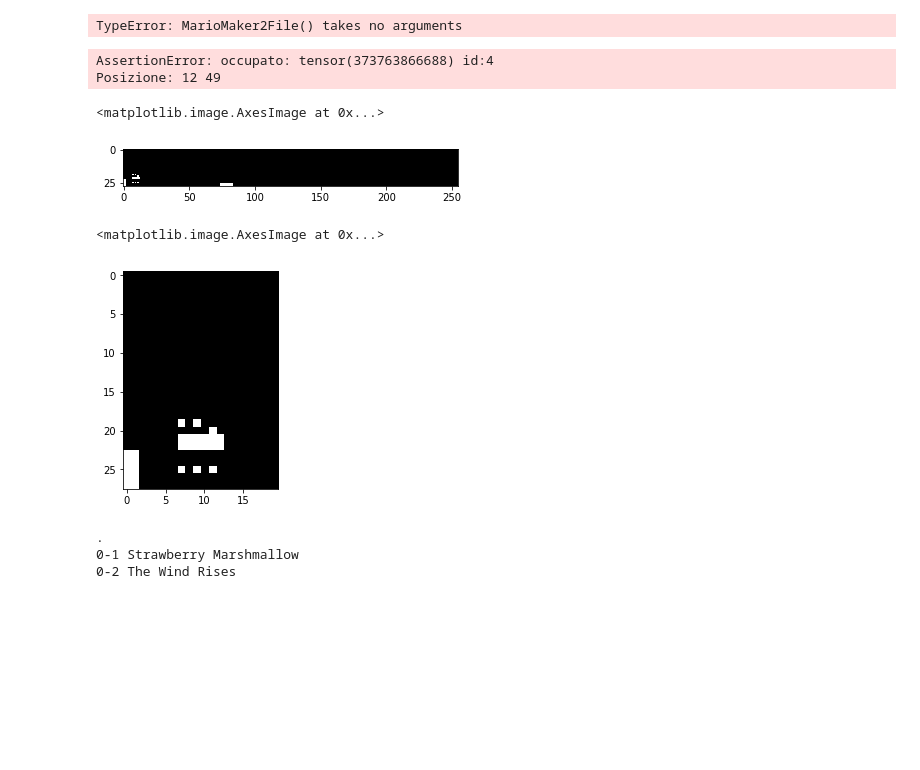
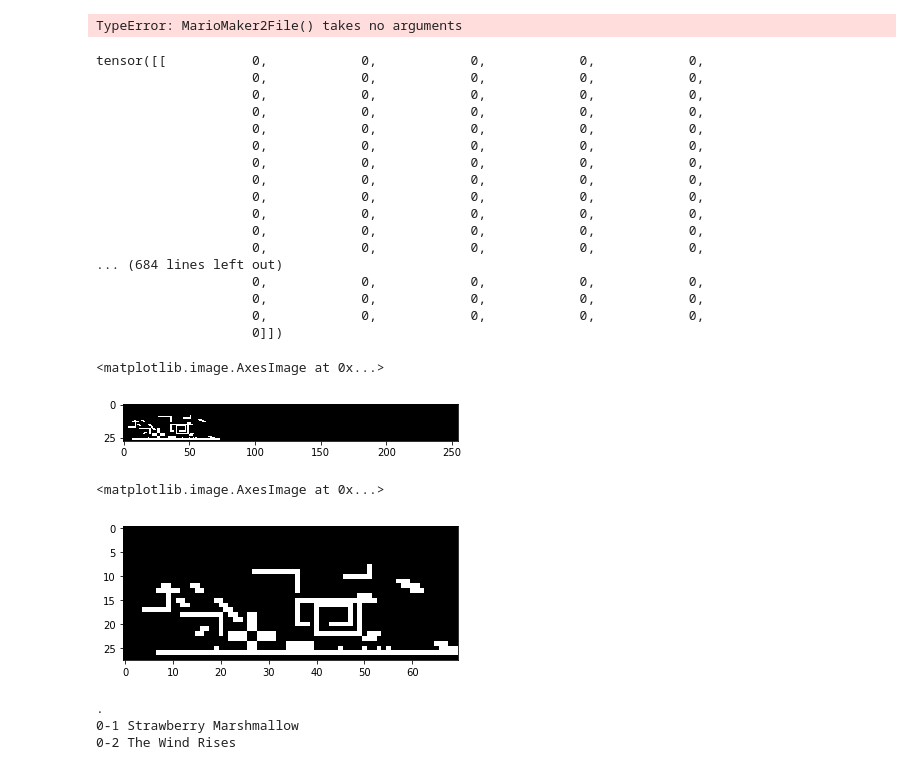
Before and after one commit to Jaeger87/Super-Mario-Deep-Maker-2, a Jupyter notebook: SuperMarioDeepMaker2.ipynb, the cells around one changed output. Drawn from its saved outputs; the diff is of its cells as text; code cells hidden in the pictures; blank space fills up the shorter version.

Commit message:
Snake e gentle riparati

```diff
--- a/SuperMarioDeepMaker2.ipynb
+++ b/SuperMarioDeepMaker2.ipynb
@@ -709,10 +709,10 @@ class LevelArea(ObjectBytes):
             if objectMM.shape == 2: #forma gentle
                 rotation = objectMM.objectFlags.to_bytes(4, 'little')[2]
                 if (objectMM.objectType == 87 and (rotation == 48 or rotation == 16)):
-                    self.setCellMatrix(matrix, objectMM, layer, objectMM.yPosition - objectMM.objectHeight + 1, objectMM.xPosition + objectMM.objectWidth - 1, True)
+                    self.setCellMatrix(matrix, objectMM, layer, objectMM.yPosition - objectMM.objectHeight + 2, objectMM.xPosition + objectMM.objectWidth - 1, True)
                     for i in range(1, objectMM.objectWidth - 1, 2):#discesa
-                        matrix[objectMM.layer][(objectMM.yPosition - (i // 2)) - 1:(objectMM.yPosition - (i // 2) + 1), objectMM.xPosition + i : objectMM.xPosition + i + 2] = objectMM.flagsType
-                    self.setCellMatrix(matrix, objectMM, layer, objectMM.yPosition, objectMM.xPosition, False)
+                        matrix[objectMM.layer][(objectMM.yPosition - (i // 2)):(objectMM.yPosition - (i // 2) + 2), objectMM.xPosition + i : objectMM.xPosition + i + 2] = objectMM.flagsType
+                    self.setCellMatrix(matrix, objectMM, layer, objectMM.yPosition + 1, objectMM.xPosition, False)
                 elif (objectMM.objectType == 87 and (rotation == 0 or rotation == 32)):
                     self.setCellMatrix(matrix, objectMM, layer, objectMM.yPosition, objectMM.xPosition, True)
                     for i in range(1, objectMM.objectWidth - 1, 2):#salita
@@ -756,8 +756,7 @@ class LevelArea(ObjectBytes):
                 snakeBlock = sb
                 break
         assert snakeBlock != 0
-
-        for i in range (- objectMM.objectWidth // 2 + 1 if objectMM.objectWidth % 2 == 1 else 0,objectMM.objectWidth // 2 + 1 if objectMM.objectWidth % 2 != 1 else 0):
+        for i in range (-objectMM.objectWidth // 2 + 1 if objectMM.objectWidth % 2 == 1 else 0, (objectMM.objectWidth // 2) + 1):
             self.setCellMatrix(matrix, objectMM, SnakeBlockTrack.layer, objectMM.yPosition, objectMM.xPosition + i, (i == 0))
 
         xCurrentTrack = objectMM.xPosition + objectMM.objectWidth // 2 + 1
@@ -778,8 +777,6 @@ class LevelArea(ObjectBytes):
             if node.direction == 4 or node.direction == 7 or node.direction == 11 or node.direction == 15:#UP
                 yCurrentTrack += 1
                 continue
-        assert matrix[SnakeNode.layer][yCurrentTrack][xCurrentTrack] == 0
-        matrix[SnakeNode.layer][yCurrentTrack][xCurrentTrack] = SnakeNode.objectID
 
 
 
@@ -1079,22 +1076,37 @@ levelsError
 # %%
 testM = MarioMaker2File()
 testM.fromBytes(leveldata)
-asd = testM.mainLevelArea.toPytorchMatrix()[0]
+asd = testM.mainLevelArea.toPytorchMatrix()[1]
 torch.set_printoptions(edgeitems=60)
 asd
 # %% [output]
-AssertionError: occupato: tensor(373763866688) id:4
-Posizione: 12 49
+tensor([[           0,            0,            0,            0,            0,
+                    0,            0,            0,            0,            0,
+                    0,            0,            0,            0,            0,
+                    0,            0,            0,            0,            0,
+                    0,            0,            0,            0,            0,
+                    0,            0,            0,            0,            0,
+                    0,            0,            0,            0,            0,
+                    0,            0,            0,            0,            0,
+                    0,            0,            0,            0,            0,
+                    0,            0,            0,            0,            0,
+                    0,            0,            0,            0,            0,
+                    0,            0,            0,            0,            0,
+... (684 lines left out)
+                    0,            0,            0,            0,            0,
+                    0,            0,            0,            0,            0,
+                    0,            0,            0,            0,            0,
+                    0]])
 # %%
 plt.imshow(torch.flip(asd, [-2]), cmap='gray', vmin=0, vmax=1)
 # %% [output]
 <matplotlib.image.AxesImage at 0x...>
-[figure, old version]
+[figure, new version]
 # %%
-plt.imshow(torch.flip(asd[:,0:20], [-2]), cmap='gray', vmin=0, vmax=1)
+plt.imshow(torch.flip(asd[:,0:70], [-2]), cmap='gray', vmin=0, vmax=1)
 # %% [output]
 <matplotlib.image.AxesImage at 0x...>
-[figure, old version]
+[figure, new version]
 # %%
 for levelMM in tqdm(marioMakerLevels):
     levelMM.mainLevelArea.toPytorchMatrix()
```
Also changed, not shown: parts of 1 cell of this notebook.
